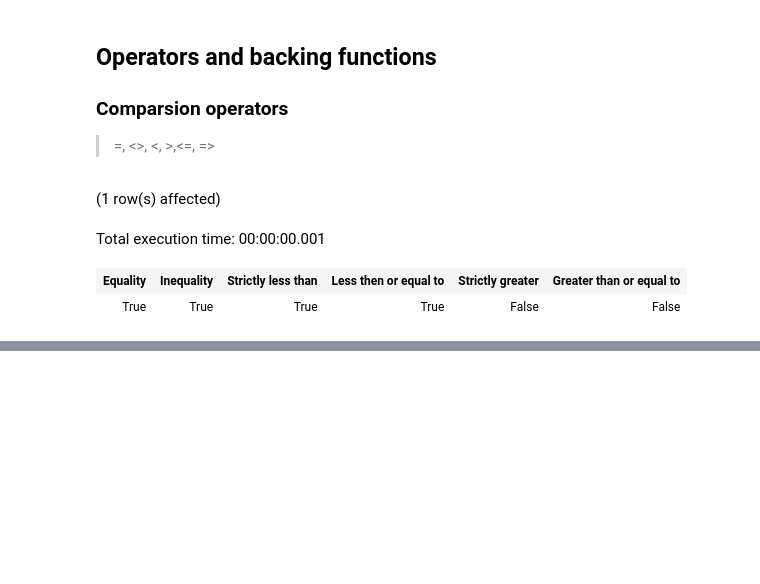
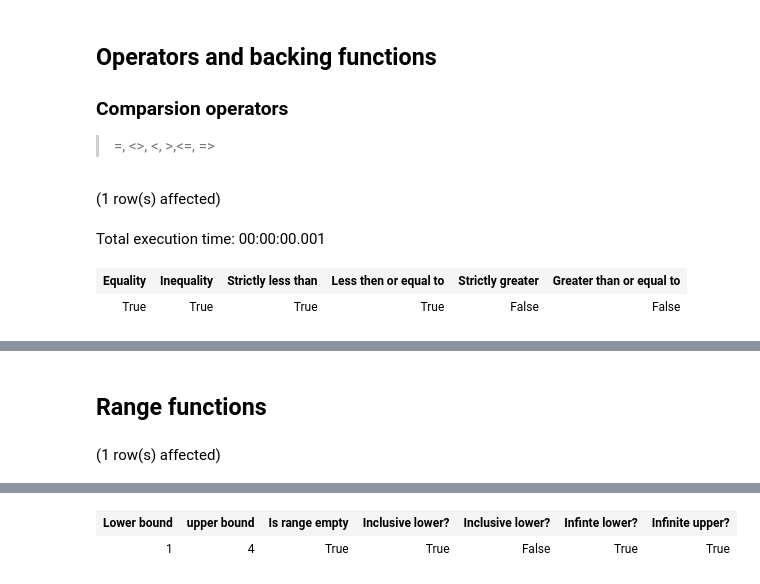
Before and after one commit to yaowenqiang/postgresql_functions_playbook, a Jupyter notebook: Notebook-1.ipynb, the cells around one changed output, grey strips where cells are left out. Drawn from its saved outputs; the diff is of its cells as text; code cells hidden in the pictures; blank space fills up the shorter version.

Commit message:
add more array and range functions demo

```diff
--- a/Notebook-1.ipynb
+++ b/Notebook-1.ipynb
@@ -1866,0 +1985,13 @@ Total execution time: 00:00:00.001
+# %% [markdown]
+## Range functions
+# %%
+SELECT
+    lower(int4range(1,4)) as "Lower bound",
+    upper(int4range(1,4)) as "upper bound",
+    isempty('[4,4)'::int4range) as "Is range empty",
+    lower_inc(int4range(1,4)) AS "Inclusive lower?",
+    upper_inc(int4range(1,4)) AS "Inclusive lower?",
+    lower_inf('(,)'::int4range) AS "Infinte lower?",
+    upper_inf('(,)'::int4range) as "Infinite upper?";
+# %% [output]
+(1 row(s) affected)
@@ -1866,0 +1999,2 @@ Total execution time: 00:00:00.001
+| Lower bound | upper bound | Is range empty | Inclusive lower? | Inclusive lower? | Infinte lower? | Infinite upper? |
+| 1 | 4 | True | True | False | True | True |
```
Also changed, not shown: parts of 16 cells of this notebook.
